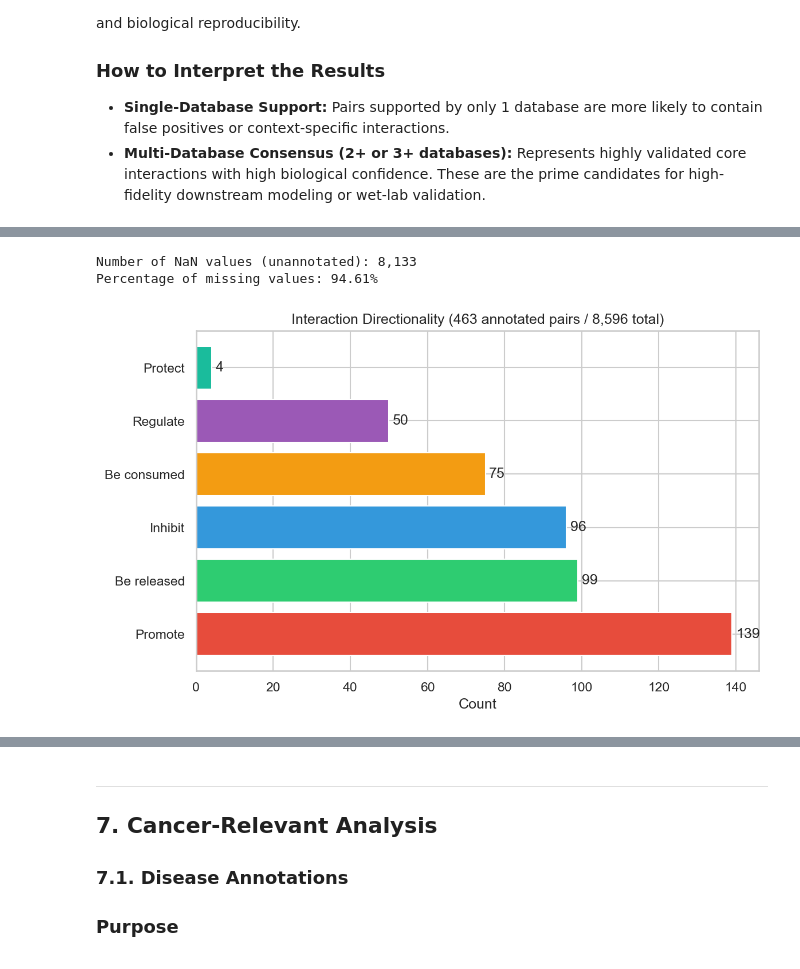
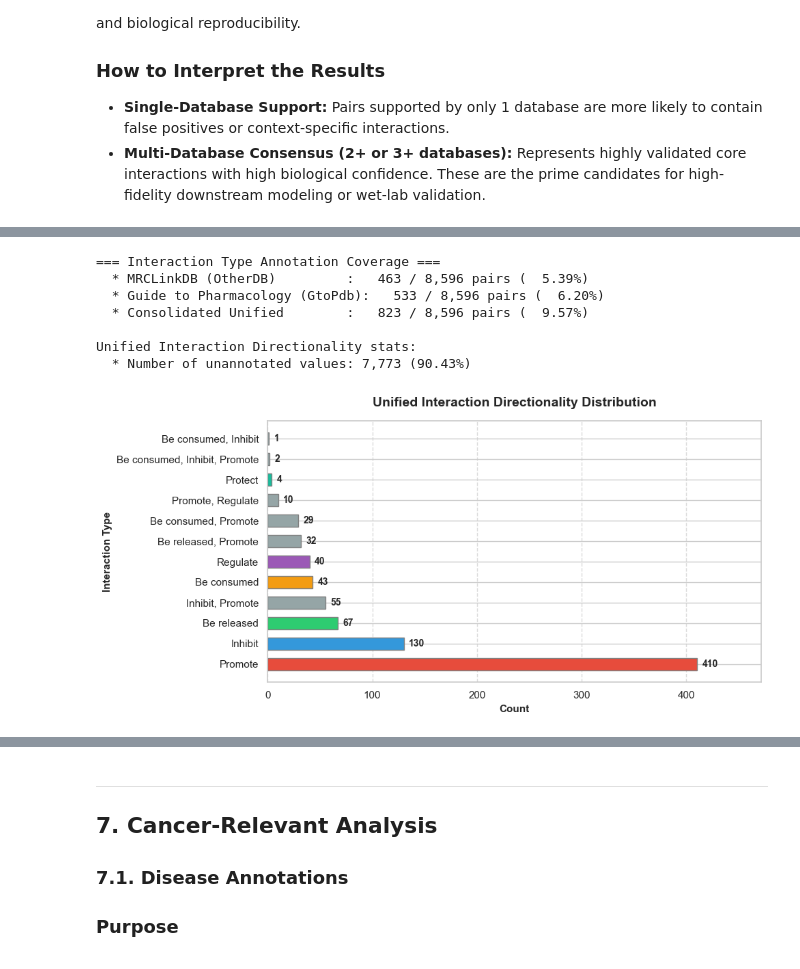
Before and after one commit to sakuramaezonoYCU/metabConnectomeDB, a Jupyter notebook: scripts/metab_targetPair_analysis.ipynb, the cells around one changed output, grey strips where cells are left out. Saved outputs shown, nothing was run; the diff lists cells and outputs as text; code cells hidden in the pictures.

```diff
--- a/scripts/metab_targetPair_analysis.ipynb
+++ b/scripts/metab_targetPair_analysis.ipynb
@@ -545,18 +721,61 @@ Beyond simple binding, this section analyzes the functional outcome of the inter
 # %%
+# 1. Print Coverage Comparison for Interaction annotations
+print("=== Interaction Type Annotation Coverage ===")
+cols_to_check_int = {
+    "OtherDB_Interaction": "MRCLinkDB (OtherDB)",
+    "GtoPdb_Interaction": "Guide to Pharmacology (GtoPdb)",
+    "Interaction": "Consolidated Unified"
+}
+
+coverage_data_int = {}
+for col, label in cols_to_check_int.items():
+    if col in df.columns:
+        cnt = df[col].notna().sum()
+        pct = (cnt / len(df)) * 100
+        print(f"  * {label:28}: {cnt:5,} / {len(df):5,} pairs ({pct:6.2f}%)")
+        coverage_data_int[label] = cnt
+    else:
+        print(f"  * {label:28}: Column '{col}' not found!")
+
+# 2. Plot Consolidated Interaction Type Distribution
 inter = df['Interaction'].value_counts(dropna=False)
 nan_count = df['Interaction'].isna().sum()
 nan_percentage = df['Interaction'].isna().mean() * 100
-print(f"Number of NaN values (unannotated): {nan_count:,}")
-print(f"Percentage of missing values: {nan_percentage:.2f}%")
+print(f"\nUnified Interaction Directionality stats:")
+print(f"  * Number of unannotated values: {nan_count:,} ({nan_percentage:.2f}%)")
 
-inter = df['Interaction'].value_counts(dropna=True)
-colors_int = {'Promote': '#e74c3c', 'Inhibit': '#3498db', 'Be released': '#2ecc71', 'Be consumed': '#f39c12', 'Regulate': '#9b59b6', 'Protect': '#1abc9c'}
-fig, ax = plt.subplots(figsize=(8, 5))
-ax.barh(inter.index, inter.values, color=[colors_int.get(i, '#95a5a6') for i in inter.index])
-ax.set_xlabel('Count'); ax.set_title(f'Interaction Directionality ({inter.sum()} annotated pairs / {len(df):,} total)')
-for i, v in enumerate(inter.values): ax.text(v+1, i, str(v), va='center')
-plt.tight_layout(); plt.show()
+inter_clean = df['Interaction'].value_counts(dropna=True)
+colors_int = {
+    'Promote': '#e74c3c',
+    'Inhibit': '#3498db',
+    'Be released': '#2ecc71',
+    'Be consumed': '#f39c12',
+    'Regulate': '#9b59b6',
+    'Protect': '#1abc9c'
+}
+
+plt.figure(figsize=(10, 5))
+# Generate horizontal bar plot
+bars_int = plt.barh(inter_clean.index, inter_clean.values,
+                    color=[colors_int.get(i, '#95a5a6') for i in inter_clean.index],
+                    edgecolor='gray', height=0.6)
+plt.title(f'Unified Interaction Directionality Distribution', fontweight='bold', fontsize=14, pad=15)
+plt.xlabel('Count', fontweight='bold', fontsize=11)
+plt.ylabel('Interaction Type', fontweight='bold', fontsize=11)
+plt.xlim(0, max(inter_clean.values) * 1.15)
+for bar in bars_int:
+    width = bar.get_width()
+    plt.text(width + 5, bar.get_y() + bar.get_height()/2, f"{width:,}",
+             va='center', ha='left', fontsize=10, fontweight='bold')
+plt.grid(axis='x', linestyle='--', alpha=0.7)
+plt.tight_layout()
+plt.show()
 # %% [output]
-Number of NaN values (unannotated): 8,133
-Percentage of missing values: 94.61%
+=== Interaction Type Annotation Coverage ===
+  * MRCLinkDB (OtherDB)         :   463 / 8,596 pairs (  5.39%)
+  * Guide to Pharmacology (GtoPdb):   533 / 8,596 pairs (  6.20%)
+  * Consolidated Unified        :   823 / 8,596 pairs (  9.57%)
+
+Unified Interaction Directionality stats:
+  * Number of unannotated values: 7,773 (90.43%)
-[figure, old version]
+[figure, new version]
```
Also changed, not shown: parts of 23 cells of this notebook, 22 other files.
